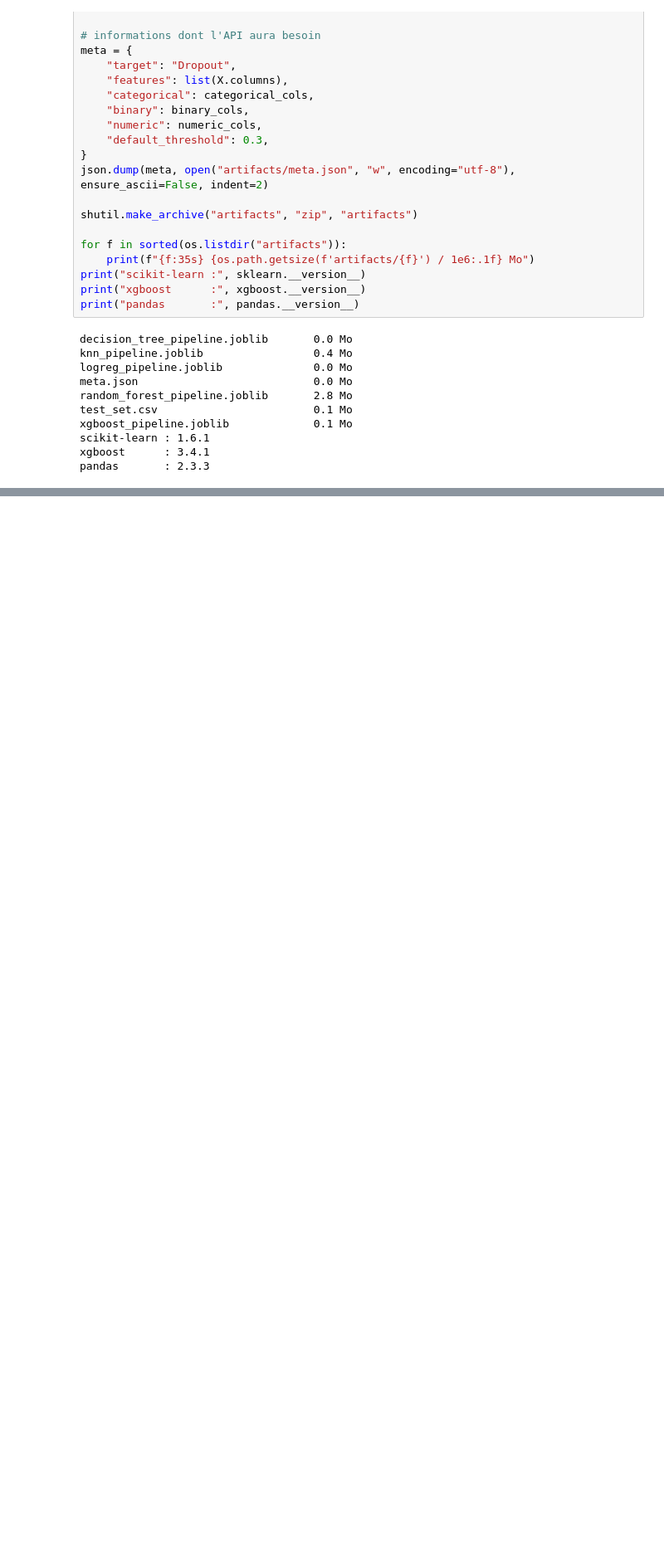
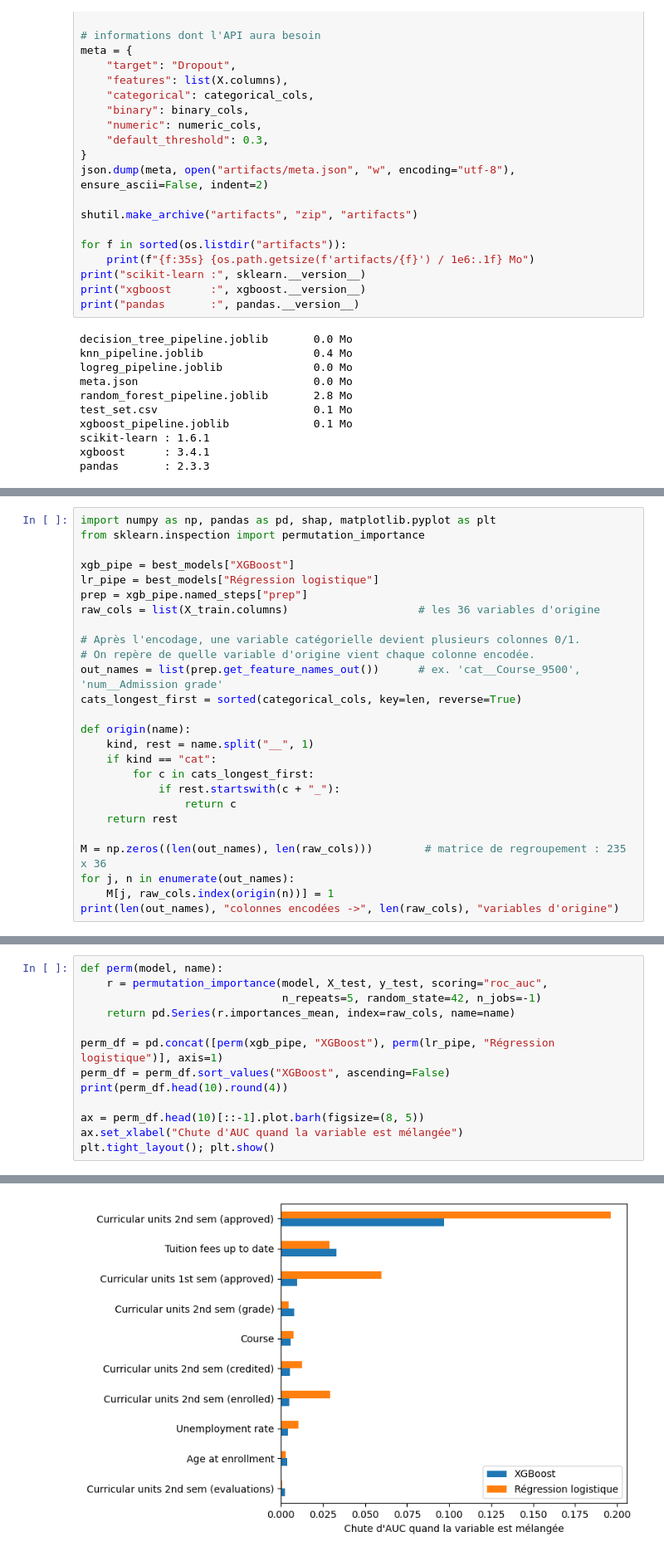
Before and after one commit to AmineBelhedi/challenge1-decrochage-xai, a Jupyter notebook: notebook/challenge1-decrochage.ipynb, the cells around one changed output, grey strips where cells are left out. Shown at 83% size. Cells and saved outputs as stored; diff of their text form; blank space fills up the shorter version.

```diff
--- a/notebook/challenge1-decrochage.ipynb
+++ b/notebook/challenge1-decrochage.ipynb
@@ -503,0 +506,26 @@ pandas       : 2.3.3
+# %%
+import numpy as np, pandas as pd, shap, matplotlib.pyplot as plt
+from sklearn.inspection import permutation_importance
+
+xgb_pipe = best_models["XGBoost"]
+lr_pipe = best_models["Régression logistique"]
+prep = xgb_pipe.named_steps["prep"]
+raw_cols = list(X_train.columns)                    # les 36 variables d'origine
+
+# Après l'encodage, une variable catégorielle devient plusieurs colonnes 0/1.
+# On repère de quelle variable d'origine vient chaque colonne encodée.
+out_names = list(prep.get_feature_names_out())      # ex. 'cat__Course_9500', 'num__Admission grade'
+cats_longest_first = sorted(categorical_cols, key=len, reverse=True)
+
+def origin(name):
+    kind, rest = name.split("__", 1)
+    if kind == "cat":
+        for c in cats_longest_first:
+            if rest.startswith(c + "_"):
+                return c
+    return rest
+
+M = np.zeros((len(out_names), len(raw_cols)))        # matrice de regroupement : 235 x 36
+for j, n in enumerate(out_names):
+    M[j, raw_cols.index(origin(n))] = 1
+print(len(out_names), "colonnes encodées ->", len(raw_cols), "variables d'origine")
@@ -503,0 +582,14 @@ pandas       : 2.3.3
+# %%
+def perm(model, name):
+    r = permutation_importance(model, X_test, y_test, scoring="roc_auc",
+                               n_repeats=5, random_state=42, n_jobs=-1)
+    return pd.Series(r.importances_mean, index=raw_cols, name=name)
+
+perm_df = pd.concat([perm(xgb_pipe, "XGBoost"), perm(lr_pipe, "Régression logistique")], axis=1)
+perm_df = perm_df.sort_values("XGBoost", ascending=False)
+print(perm_df.head(10).round(4))
+
+ax = perm_df.head(10)[::-1].plot.barh(figsize=(8, 5))
+ax.set_xlabel("Chute d'AUC quand la variable est mélangée")
+plt.tight_layout(); plt.show()
+# %% [output]
@@ -503,0 +607 @@ pandas       : 2.3.3
+[figure, added]
```
Also changed, not shown: parts of 16 cells of this notebook.
